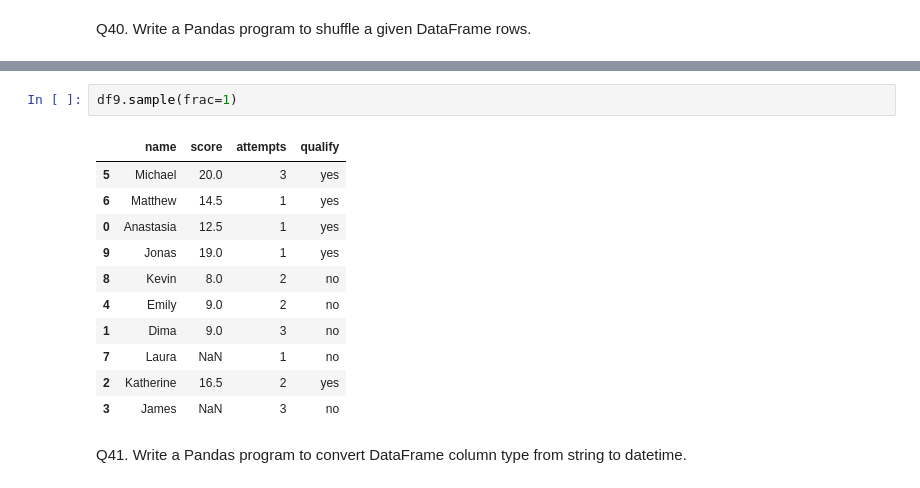
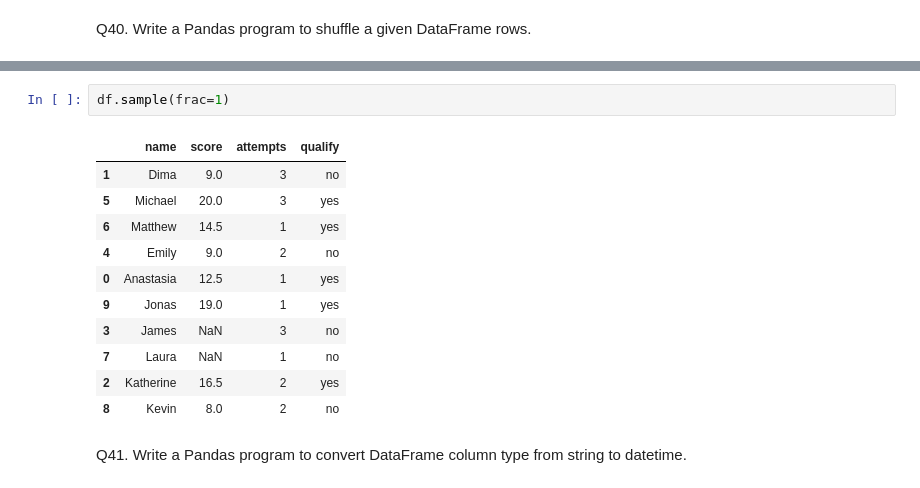
Before and after one commit to eswarpoluri/ML-DL-Practice-Assignments, a Jupyter notebook: ML/Pandas/2. DataFrames/Pandas_Dataframe_Answers.ipynb, the cells around one changed output, grey strips where cells are left out. Cells and saved outputs as stored; diff of their text form.

```diff
--- a/ML/Pandas/2. DataFrames/Pandas_Dataframe_Answers.ipynb
+++ b/ML/Pandas/2. DataFrames/Pandas_Dataframe_Answers.ipynb
@@ -831,19 +870,19 @@ df9
 | 8 | Kevin | 8.0 | 2 | no |
 | 9 | Jonas | 19.0 | 1 | yes |
 # %%
-df9.sample(frac=1)
+df.sample(frac=1)
 # %% [output]
 |  | name | score | attempts | qualify |
+| 1 | Dima | 9.0 | 3 | no |
 | 5 | Michael | 20.0 | 3 | yes |
 | 6 | Matthew | 14.5 | 1 | yes |
+| 4 | Emily | 9.0 | 2 | no |
 | 0 | Anastasia | 12.5 | 1 | yes |
 | 9 | Jonas | 19.0 | 1 | yes |
-| 8 | Kevin | 8.0 | 2 | no |
-| 4 | Emily | 9.0 | 2 | no |
-| 1 | Dima | 9.0 | 3 | no |
+| 3 | James | NaN | 3 | no |
 | 7 | Laura | NaN | 1 | no |
 | 2 | Katherine | 16.5 | 2 | yes |
-| 3 | James | NaN | 3 | no |
+| 8 | Kevin | 8.0 | 2 | no |
 # %% [markdown]
 Q41. Write a Pandas program to convert DataFrame column type from string to datetime.
 # %%
```
Also changed, not shown: parts of 62 cells of this notebook, 1 other file.
